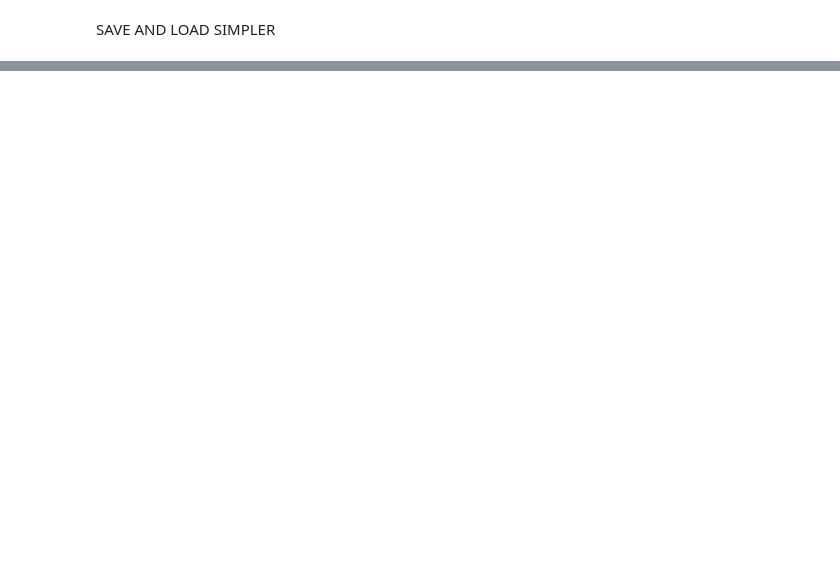
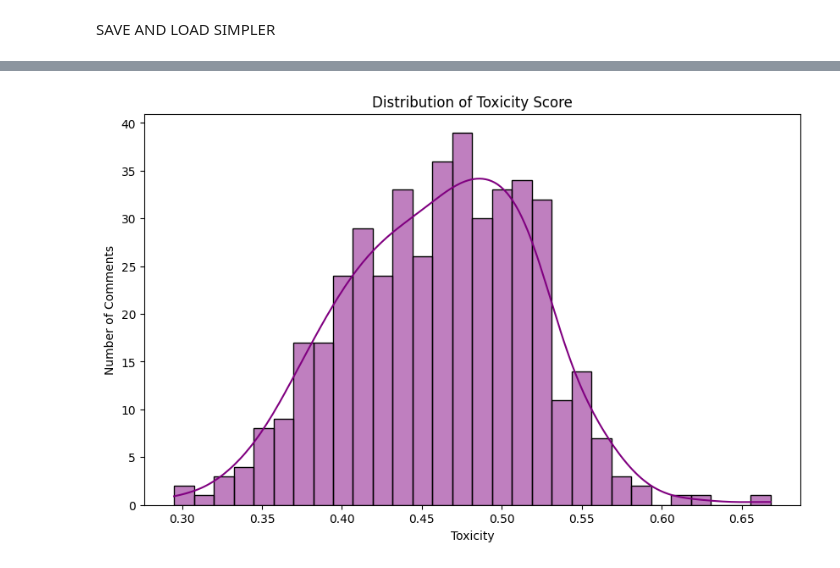
Before and after one commit to AmshuBelbase/FilterX, a Jupyter notebook: multi-label-regression.ipynb, the cells around one changed output, grey strips where cells are left out. Drawn from its saved outputs; the diff is of its cells as text; code cells hidden in the pictures; blank space fills up the shorter version.

```diff
--- a/multi-label-regression.ipynb
+++ b/multi-label-regression.ipynb
@@ -502,0 +690,9 @@ rm /kaggle/working/best_model.bin
+# %%
+plt.figure(figsize=(10, 6))
+sns.histplot(df_combined["toxicity"], bins=30, kde=True, color="purple")
+plt.title("Distribution of Toxicity Score")
+plt.xlabel("Toxicity")
+plt.ylabel("Number of Comments")
+plt.show()
+# %% [output]
+[figure, added]
```
Also changed, not shown: parts of 14 cells of this notebook, 8 other files.
